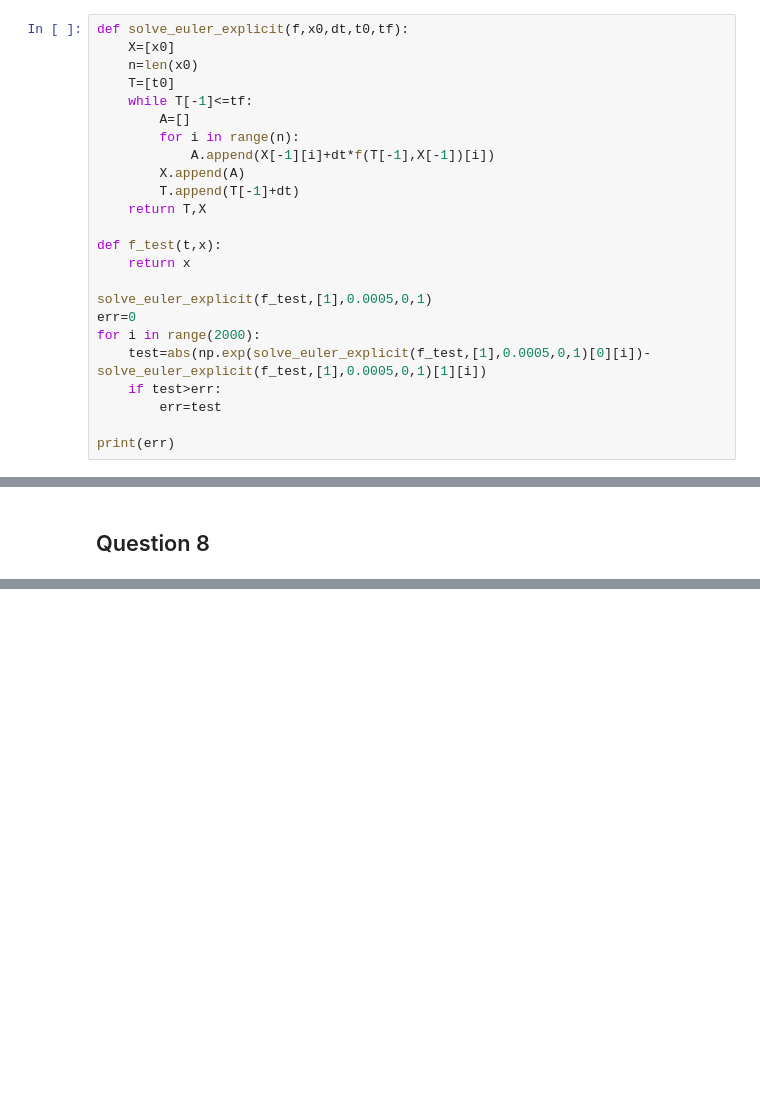
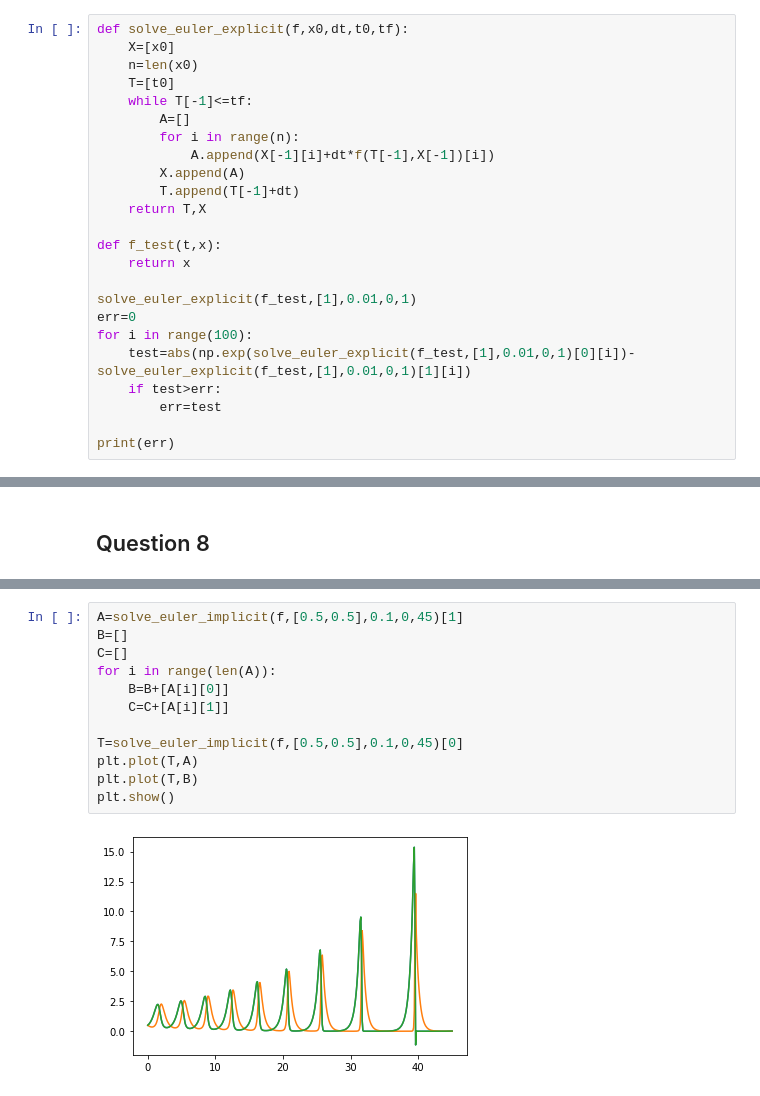
Before and after one commit to Loris0/projetnumerique2, a Jupyter notebook: Projet_num_2.ipynb, the cells around one changed output, grey strips where cells are left out. Drawn from its saved outputs; the diff is of its cells as text; blank space fills up the shorter version.

```diff
--- a/Projet_num_2.ipynb
+++ b/Projet_num_2.ipynb
@@ -158,10 +158,10 @@ def solve_euler_explicit(f,x0,dt,t0,tf):
 def f_test(t,x):
     return x
 
-solve_euler_explicit(f_test,[1],0.0005,0,1)
+solve_euler_explicit(f_test,[1],0.01,0,1)
 err=0
-for i in range(2000):
-    test=abs(np.exp(solve_euler_explicit(f_test,[1],0.0005,0,1)[0][i])-solve_euler_explicit(f_test,[1],0.0005,0,1)[1][i])
+for i in range(100):
+    test=abs(np.exp(solve_euler_explicit(f_test,[1],0.01,0,1)[0][i])-solve_euler_explicit(f_test,[1],0.01,0,1)[1][i])
     if test>err:
         err=test
 
@@ -208,0 +253,14 @@ Après un temps long on observe que $x$ tend vers $(0,0)$. Cependant cette repr
+# %%
+A=solve_euler_implicit(f,[0.5,0.5],0.1,0,45)[1]
+B=[]
+C=[]
+for i in range(len(A)):
+    B=B+[A[i][0]]
+    C=C+[A[i][1]]
+
+T=solve_euler_implicit(f,[0.5,0.5],0.1,0,45)[0]
+plt.plot(T,A)
+plt.plot(T,B)
+plt.show()
+# %% [output]
+[figure, added]
```
Also changed, not shown: parts of 3 cells of this notebook.
